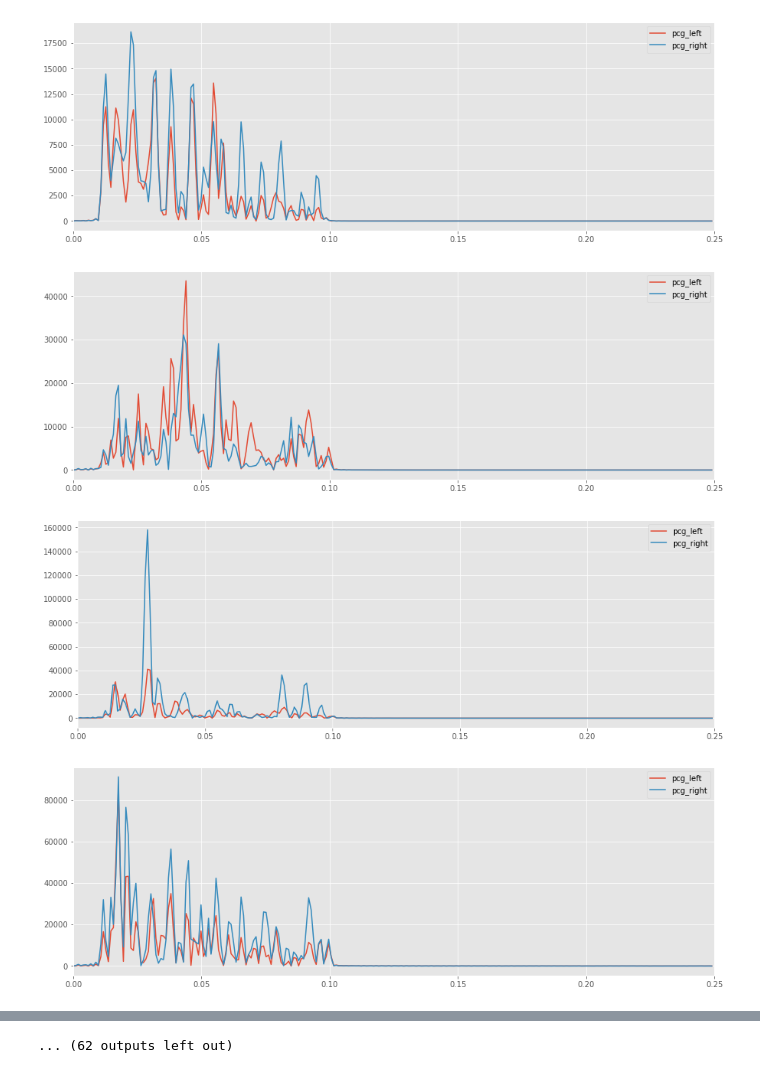
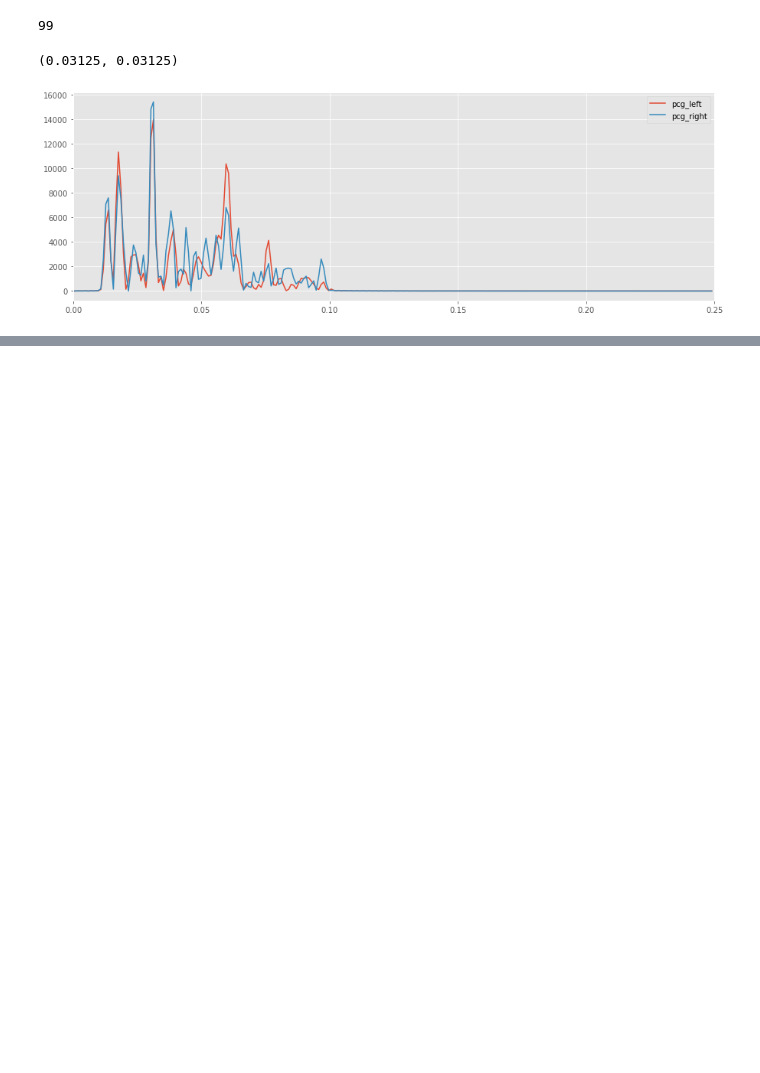
Before and after one commit to yilewang/Gc_detect_script, a Jupyter notebook: application/bold_psd.ipynb, the cells around one changed output, grey strips where cells are left out. Cells and saved outputs as stored; diff of their text form; code cells hidden in the pictures; blank space fills up the shorter version.

```diff
--- a/application/bold_psd.ipynb
+++ b/application/bold_psd.ipynb
@@ -13,18 +13,19 @@ import os
 import random
 # %%
 node_names = ['aCNG-L', 'aCNG-R','mCNG-L','mCNG-R','pCNG-L','pCNG-R', 'HIP-L','HIP-R','PHG-L','PHG-R','AMY-L','AMY-R', 'sTEMp-L','sTEMp-R','mTEMp-L','mTEMp-R']
-path = '/mnt/c/Users/Wayne/tvb/stat_data/Gc_Go.xlsx'
-coData = pd.read_excel(path, index_col=0)
+path = '/mnt/w/Gc_Go.xlsx'
+coData = pd.read_excel(path)
 
 def bold_psd(grp, caseid):
     # import empirical functional connectivity
     # Here is the path of the mat file of the FC data
-    pth = "/mnt/c/Users/Wayne/tvb/TS-4-Vik/"+ grp+'-TS/'+ caseid +"/ROISignals_"+ caseid +".mat"
+    pth = "/mnt/w/TS-4-Vik/"+ grp+'-TS/'+ caseid +"/ROISignals_"+ caseid +".mat"
     subject = SignalToolkit(filename=pth, fs=0.5)
     bold = subject.data_reader()
     df = pd.DataFrame.from_dict(bold.get("ROISignals"))
     df.columns = node_names
     dfd = pd.DataFrame()
+    print(len(range(81920))/81920)
     # for i in range(16):
     #     x, y = subject.psd(data=df.iloc[:,i], visual=False)
     #     _dfd = pd.Series(data=y,copy=False)
@@ -32,11 +33,13 @@ def bold_psd(grp, caseid):
     # dfd.columns = node_names
 
     # la = (y2[1:int(len(x2)/2)] - y1[1:int(len(x1)/2)])/(y1[1:int(len(x1)/2)] + y2[1:int(len(x2)/2)])
-    axes = subject.panel()
+    fig = plt.figure(figsize=(15,5))
+    axes = fig.add_subplot(111)
     faxis, dominant_left = subject.psd(data=df.iloc[:,4], sampling_interval=2, visual=True, xlim=0.25, axes = axes, fNQ = 512, label="pcg_left")
     faxis, dominant_right = subject.psd(data=df.iloc[:,5], sampling_interval=2, visual=True, xlim=0.25, axes = axes, fNQ = 512, label="pcg_right")
     plt.legend()
-    return faxis[np.argmax(dominant_left)]*dominant_left[np.argmax(dominant_left)], faxis[np.argmax(dominant_right)]*dominant_right[np.argmax(dominant_right)]
+    #return faxis[np.argmax(dominant_left)]*dominant_left[np.argmax(dominant_left)], faxis[np.argmax(dominant_right)]*dominant_right[np.argmax(dominant_right)]
+    return faxis[np.argmax(dominant_left)], faxis[np.argmax(dominant_right)]
 
 
     # dfd.plot.bar(figsize=(15,5))
@@ -57,15 +60,13 @@ def bold_psd(grp, caseid):
     # plt.savefig(f"/mnt/c/Users/wayne/tvb/psdres/pcg/{grp}_{caseid}.png", dpi=300)
 # %%
 # %matplotlib widget
-# bold_psd("SNC","4481A")
+bold_psd("SNC","4481A")
 
-df = pd.DataFrame()
-for grp, caseid in zip(coData.groups,coData.index):
-    x,y = bold_psd(grp,caseid)
-    df = pd.concat([df, pd.DataFrame.from_records([{'grp':grp, "casied":caseid, "dominant_left":x, "dominant_right":y}])], ignore_index=True)
-df.to_excel('/mnt/c/Users/Wayne/tvb/psdres/dominant_power.xlsx')
+# df = pd.DataFrame()
+# for grp, caseid in zip(coData.groups,coData.caseid):
+#     x,y = bold_psd(grp,caseid)
+#     df = pd.concat([df, pd.DataFrame.from_records([{'grp':grp, "casied":caseid, "dominant_left":x, "dominant_right":y}])], ignore_index=True)
 # %% [output]
+99
+(0.03125, 0.03125)
-[figure, old version]
+[figure, new version]
-[figure, removed]
-[figure, removed]
-[figure, removed]
@@ -80,4 +73,3 @@ df.to_excel('/mnt/c/Users/Wayne/tvb/psdres/dominant_power.xlsx')
-... (62 outputs left out)
 # %%
 # %matplotlib widget
 # x = [10,120,130,120,120,100,123,456,78,89]
```
Also changed, not shown: parts of 2 cells of this notebook, 2 other files.
